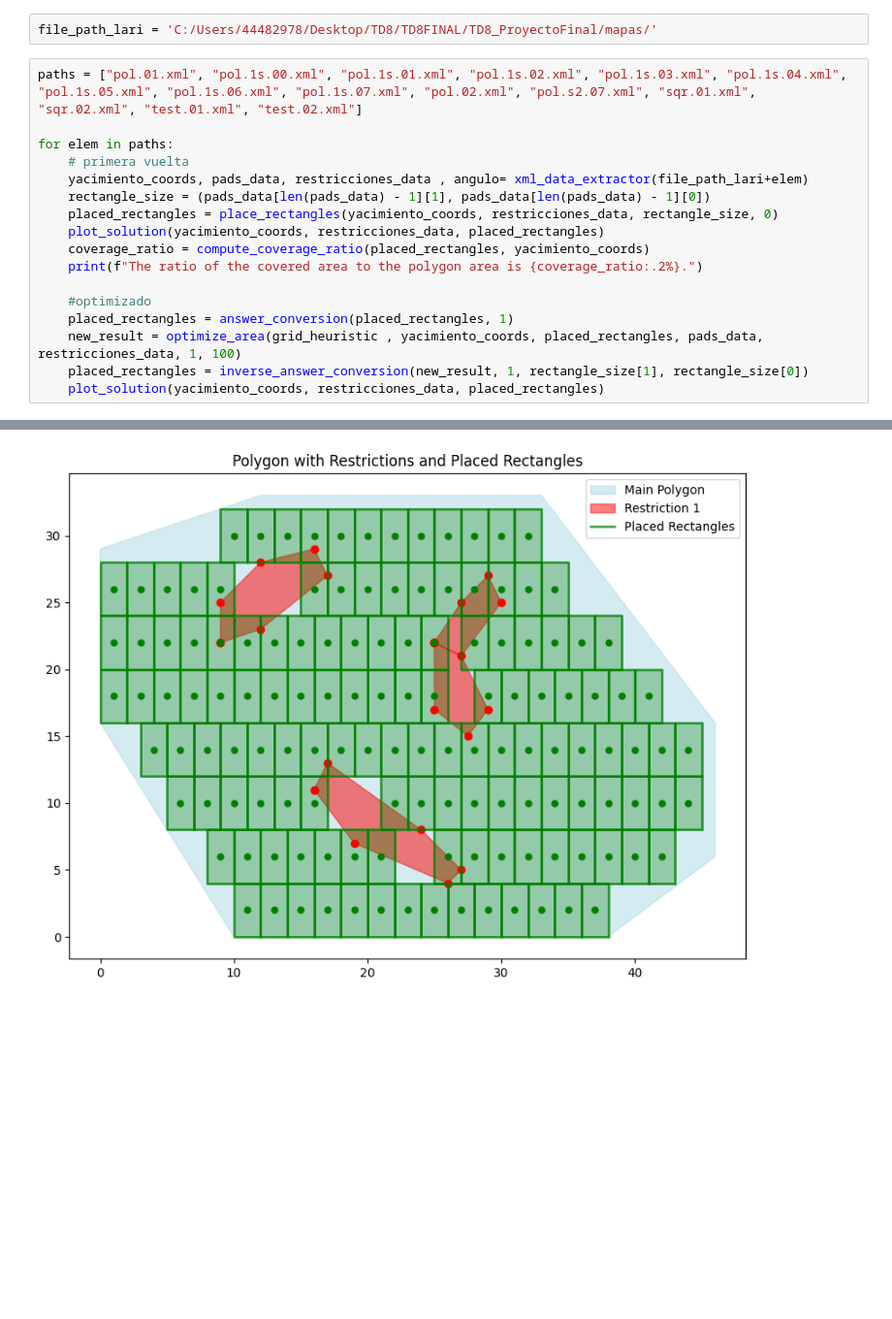
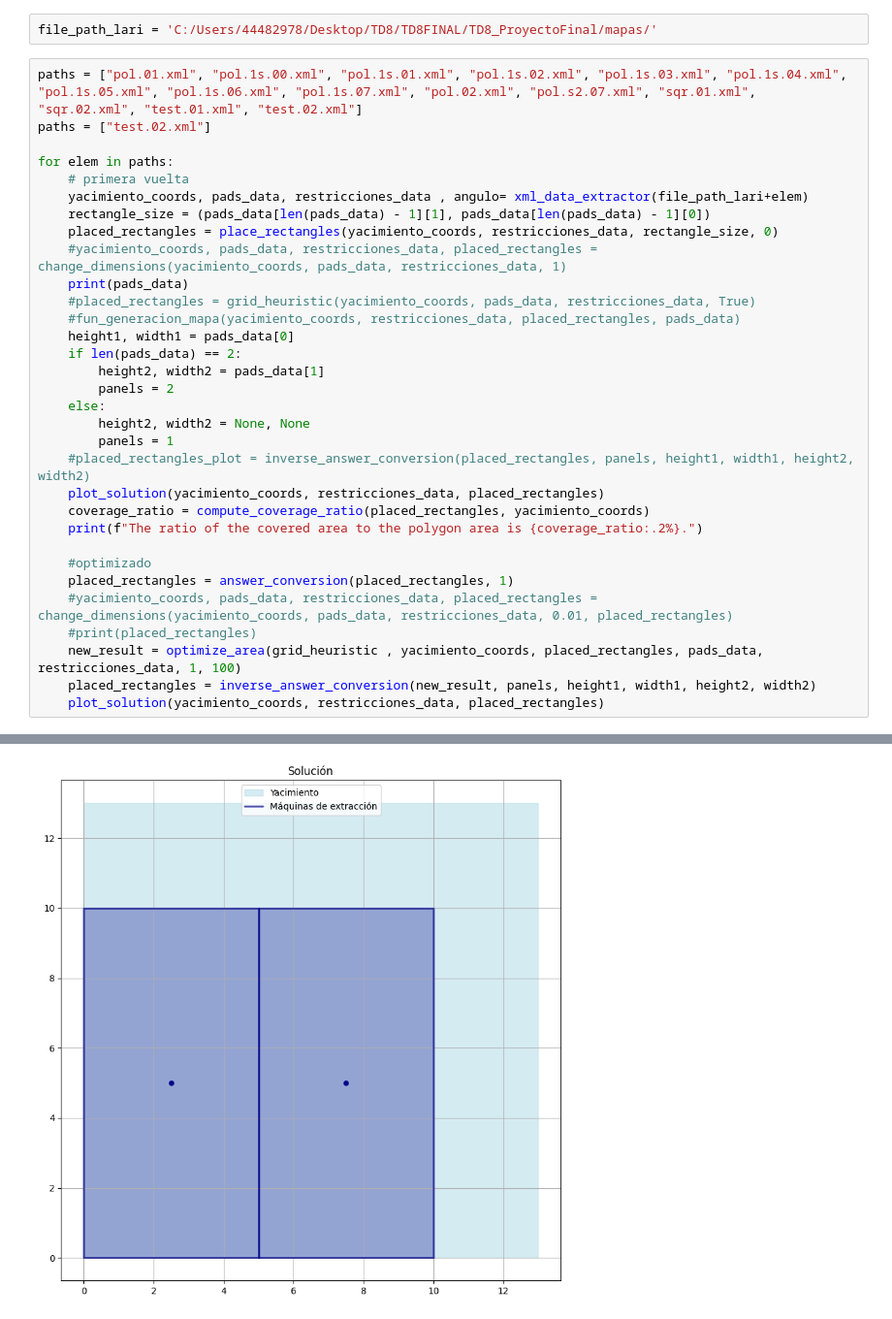
Before and after one commit to lararlm/TD8_ProyectoFinal, a Jupyter notebook: testing/pintado_tests.ipynb, the cells around one changed output, grey strips where cells are left out. Shown at 97% size. Saved outputs shown, nothing was run; the diff lists cells and outputs as text; blank space fills up the shorter version.

```diff
--- a/testing/pintado_tests.ipynb
+++ b/testing/pintado_tests.ipynb
@@ -12,19 +12,34 @@ from lectura_and_analisis.optimization_functions import change_dimensions, optim
 file_path_lari = 'C:/Users/44482978/Desktop/TD8/TD8FINAL/TD8_ProyectoFinal/mapas/'
 # %%
 paths = ["pol.01.xml", "pol.1s.00.xml", "pol.1s.01.xml", "pol.1s.02.xml", "pol.1s.03.xml", "pol.1s.04.xml", "pol.1s.05.xml", "pol.1s.06.xml", "pol.1s.07.xml", "pol.02.xml", "pol.s2.07.xml", "sqr.01.xml", "sqr.02.xml", "test.01.xml", "test.02.xml"]
+paths = ["test.02.xml"]
 
 for elem in paths:
     # primera vuelta
     yacimiento_coords, pads_data, restricciones_data , angulo= xml_data_extractor(file_path_lari+elem)
     rectangle_size = (pads_data[len(pads_data) - 1][1], pads_data[len(pads_data) - 1][0])
     placed_rectangles = place_rectangles(yacimiento_coords, restricciones_data, rectangle_size, 0)
+    #yacimiento_coords, pads_data, restricciones_data, placed_rectangles = change_dimensions(yacimiento_coords, pads_data, restricciones_data, 1)
+    print(pads_data)
+    #placed_rectangles = grid_heuristic(yacimiento_coords, pads_data, restricciones_data, True)
+    #fun_generacion_mapa(yacimiento_coords, restricciones_data, placed_rectangles, pads_data)
+    height1, width1 = pads_data[0]
+    if len(pads_data) == 2:
+        height2, width2 = pads_data[1]
+        panels = 2
+    else:
+        height2, width2 = None, None
+        panels = 1
+    #placed_rectangles_plot = inverse_answer_conversion(placed_rectangles, panels, height1, width1, height2, width2)
     plot_solution(yacimiento_coords, restricciones_data, placed_rectangles)
     coverage_ratio = compute_coverage_ratio(placed_rectangles, yacimiento_coords)
     print(f"The ratio of the covered area to the polygon area is {coverage_ratio:.2%}.")
 
     #optimizado
     placed_rectangles = answer_conversion(placed_rectangles, 1)
+    #yacimiento_coords, pads_data, restricciones_data, placed_rectangles = change_dimensions(yacimiento_coords, pads_data, restricciones_data, 0.01, placed_rectangles)
+    #print(placed_rectangles)
     new_result = optimize_area(grid_heuristic , yacimiento_coords, placed_rectangles, pads_data, restricciones_data, 1, 100)
-    placed_rectangles = inverse_answer_conversion(new_result, 1, rectangle_size[1], rectangle_size[0])
+    placed_rectangles = inverse_answer_conversion(new_result, panels, height1, width1, height2, width2)
     plot_solution(yacimiento_coords, restricciones_data, placed_rectangles)
 # %% [output]
@@ -31 +47 @@ for elem in paths:
-[figure, old version]
+[figure, new version]
```
Also changed, not shown: parts of 1 cell of this notebook, 43 other files.
